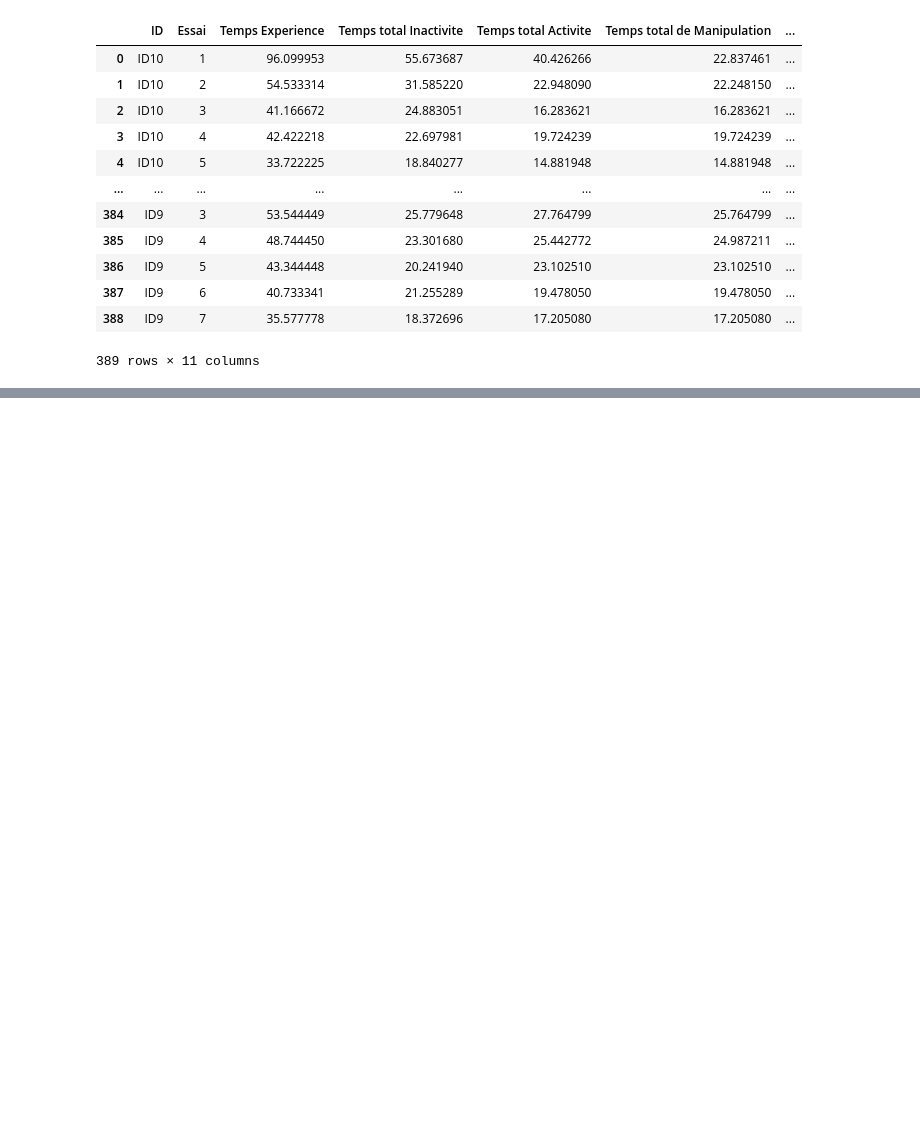
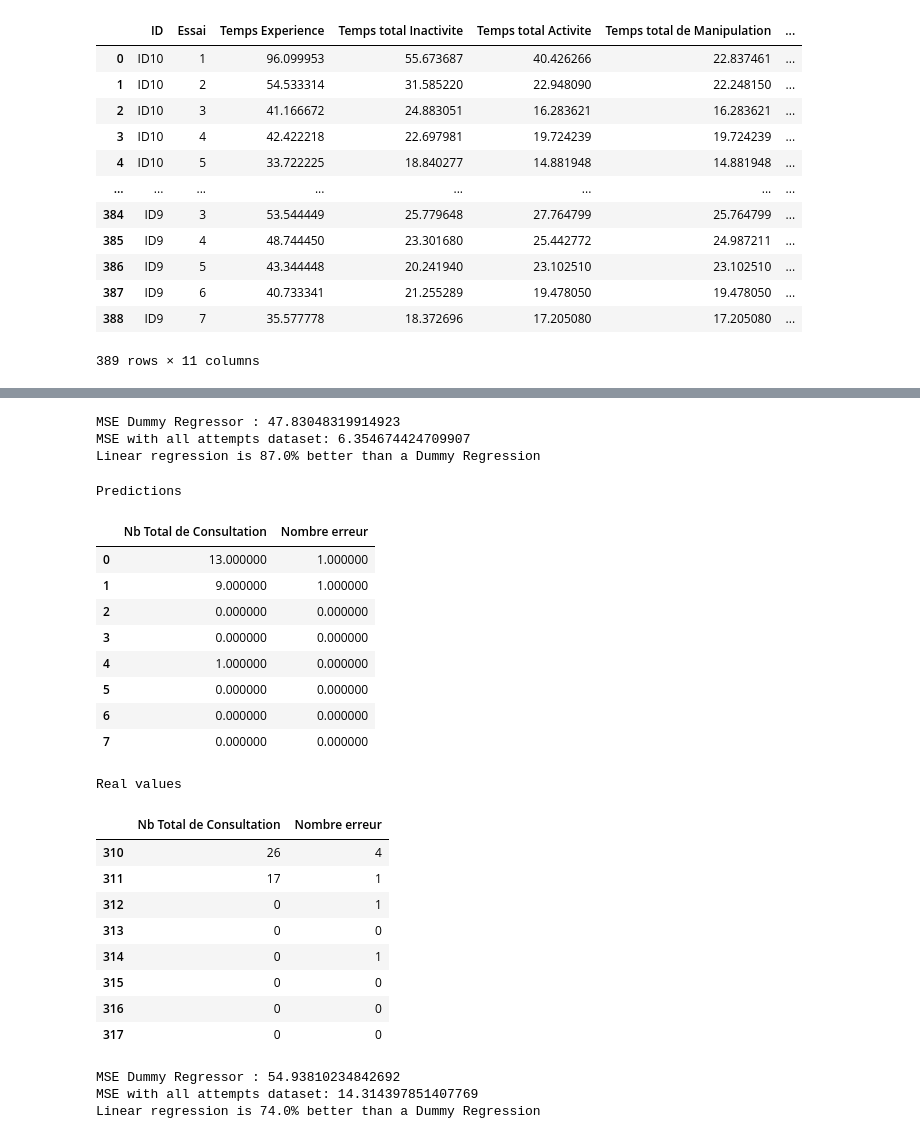
Before and after one commit to fabricioalves206/-human-learning-analytics, a Jupyter notebook: human-learning-analytics.ipynb, the cells around one changed output, grey strips where cells are left out. Saved outputs shown, nothing was run; the diff lists cells and outputs as text; code cells hidden in the pictures; blank space fills up the shorter version.

```diff
--- a/human-learning-analytics.ipynb
+++ b/human-learning-analytics.ipynb
@@ -20,0 +73,65 @@ df
+# %%
+dummy_regressor = DummyRegressor(strategy='mean')
+dummy_regressor.fit(X_train, y_train)
+predictions_dummy = dummy_regressor.predict(X_test)
+
+mse_dummy = mean_squared_error(y_test, predictions_dummy)
+print(f"MSE Dummy Regressor : {mse_dummy}")
+mse = mean_squared_error(y_test, predictions)
+print(f"MSE with all attempts dataset: {mse}")
+print(f"Linear regression is {100 - np.trunc((mse/mse_dummy)*100)}% better than a Dummy Regression")
+# %% [output]
+MSE Dummy Regressor : 47.83048319914923
+MSE with all attempts dataset: 6.354674424709907
+Linear regression is 87.0% better than a Dummy Regression
+# %%
+X_train = df[features][df["ID"] != "ID60"]
+y_train = df[targets][df["ID"] != "ID60"]
+
+X_test = df[features][df["ID"] == "ID60"]
+y_test = df[targets][df["ID"] == "ID60"]
+
+model = LinearRegression()
+model.fit(X_train, y_train)
+
+predictions = model.predict(X_test)
+predictions[predictions < 1] = 0
+predictions_round = np.floor(predictions)
+df_predictions = pd.DataFrame(predictions_round, columns=targets)
+
+display(df_predictions.style.set_caption('Predictions'), y_test.style.set_caption('Real values'))
+# %% [output]
+Predictions
+|  | Nb Total de Consultation | Nombre erreur |
+| 0 | 13.000000 | 1.000000 |
+| 1 | 9.000000 | 1.000000 |
+| 2 | 0.000000 | 0.000000 |
+| 3 | 0.000000 | 0.000000 |
+| 4 | 1.000000 | 0.000000 |
+| 5 | 0.000000 | 0.000000 |
+| 6 | 0.000000 | 0.000000 |
+| 7 | 0.000000 | 0.000000 |
+Real values
+|  | Nb Total de Consultation | Nombre erreur |
+| 310 | 26 | 4 |
+| 311 | 17 | 1 |
+| 312 | 0 | 1 |
+| 313 | 0 | 0 |
+| 314 | 0 | 1 |
+| 315 | 0 | 0 |
+| 316 | 0 | 0 |
+| 317 | 0 | 0 |
+# %%
+dummy_regressor = DummyRegressor(strategy='mean')
+dummy_regressor.fit(X_train, y_train)
+predictions_dummy = dummy_regressor.predict(X_test)
+
+mse_dummy = mean_squared_error(y_test, predictions_dummy)
+print(f"MSE Dummy Regressor : {mse_dummy}")
+mse = mean_squared_error(y_test, predictions)
+print(f"MSE with all attempts dataset: {mse}")
+print(f"Linear regression is {100 - np.trunc((mse/mse_dummy)*100)}% better than a Dummy Regression")
+# %% [output]
+MSE Dummy Regressor : 54.93810234842692
+MSE with all attempts dataset: 14.314397851407769
+Linear regression is 74.0% better than a Dummy Regression
```
Also changed, not shown: parts of 7 cells of this notebook.
